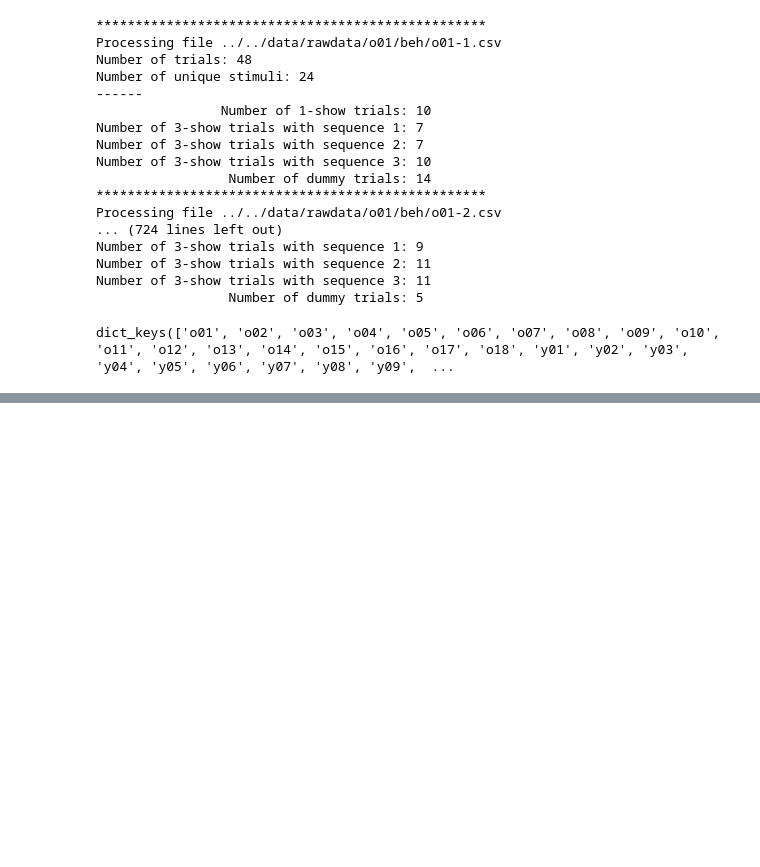
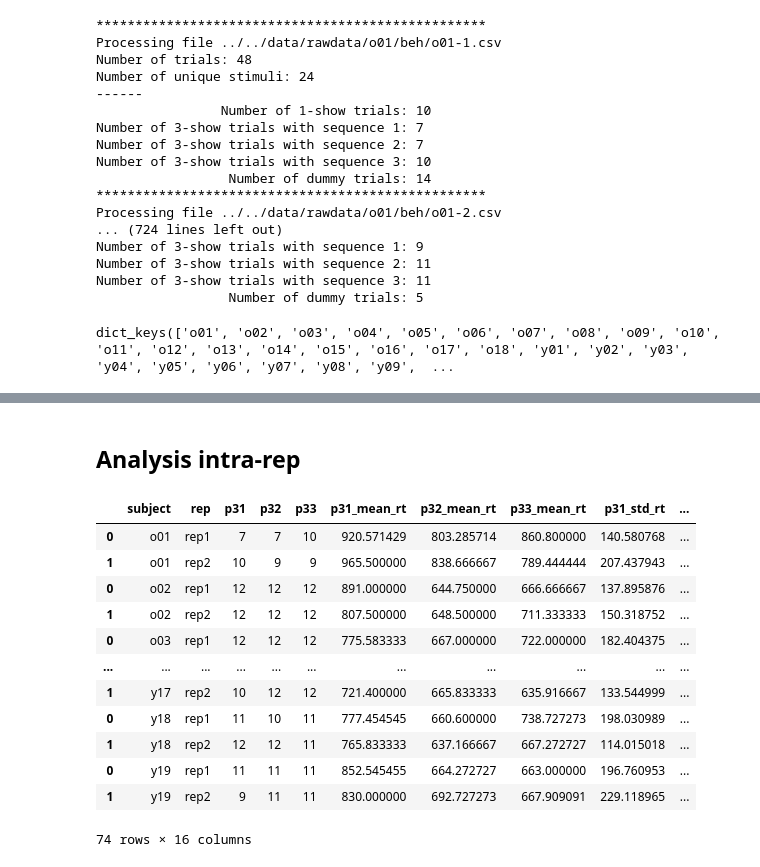
Before and after one commit to McSonk/brain-imaging, a Jupyter notebook: code/python/behaviour_global.ipynb, the cells around one changed output, grey strips where cells are left out. Cells and saved outputs as stored; diff of their text form; code cells hidden in the pictures; blank space fills up the shorter version.

Commit message:
gets repetition analysis

```diff
--- a/code/python/behaviour_global.ipynb
+++ b/code/python/behaviour_global.ipynb
@@ -135,0 +132,2 @@ data['y01']['rep2'].head(11)
+# %% [markdown]
+## Analysis intra-rep
@@ -135,0 +153,55 @@ data['y01']['rep2'].head(11)
+# %%
+for subject in data.keys():
+    new_rows = []
+    new_rows.append({
+        'subject': subject,
+        'rep': 'rep1',
+        'p31': len(data[subject]['rep1']['p31']),
+        'p32': len(data[subject]['rep1']['p32']),
+        'p33': len(data[subject]['rep1']['p33']),
+        'p31_mean_rt': data[subject]['rep1']['p31']['response_time'].mean(),
+        'p32_mean_rt': data[subject]['rep1']['p32']['response_time'].mean(),
+        'p33_mean_rt': data[subject]['rep1']['p33']['response_time'].mean(),
+        'p31_std_rt': data[subject]['rep1']['p31']['response_time'].std(),
+        'p32_std_rt': data[subject]['rep1']['p32']['response_time'].std(),
+        'p33_std_rt': data[subject]['rep1']['p33']['response_time'].std(),
+        'dummy_p3_': len(data[subject]['rep1']['dummy'][data[subject]['rep1']['dummy']['show_times'] == 3]),
+        'mean_acc': 0,
+        'std_acc': 0
+    })
+    new_rows.append({
+        'subject': subject,
+        'rep': 'rep2',
+        'p31': len(data[subject]['rep2']['p31']),
+        'p32': len(data[subject]['rep2']['p32']),
+        'p33': len(data[subject]['rep2']['p33']),
+        'p31_mean_rt': data[subject]['rep2']['p31']['response_time'].mean(),
+        'p32_mean_rt': data[subject]['rep2']['p32']['response_time'].mean(),
+        'p33_mean_rt': data[subject]['rep2']['p33']['response_time'].mean(),
+        'p31_std_rt': data[subject]['rep2']['p31']['response_time'].std(),
+        'p32_std_rt': data[subject]['rep2']['p32']['response_time'].std(),
+        'p33_std_rt': data[subject]['rep2']['p33']['response_time'].std(),
+        'dummy_p3_': len(data[subject]['rep2']['dummy'][data[subject]['rep2']['dummy']['show_times'] == 3]),
+        'mean_rt': data[subject]['rep2']['p31']['response_time'].mean(),
+        'std_rt': data[subject]['rep2']['p31']['response_time'].std(),
+        'mean_acc': 0,
+        'std_acc': 0
+    })
+
+    rep_stats_df = pd.concat([rep_stats_df, pd.DataFrame(new_rows)])
+# %%
+rep_stats_df
+# %% [output]
+|  | subject | rep | p31 | p32 | p33 | p31_mean_rt | p32_mean_rt | p33_mean_rt | p31_std_rt | ... |
+| 0 | o01 | rep1 | 7 | 7 | 10 | 920.571429 | 803.285714 | 860.800000 | 140.580768 | ... |
+| 1 | o01 | rep2 | 10 | 9 | 9 | 965.500000 | 838.666667 | 789.444444 | 207.437943 | ... |
+| 0 | o02 | rep1 | 12 | 12 | 12 | 891.000000 | 644.750000 | 666.666667 | 137.895876 | ... |
+| 1 | o02 | rep2 | 12 | 12 | 12 | 807.500000 | 648.500000 | 711.333333 | 150.318752 | ... |
+| 0 | o03 | rep1 | 12 | 12 | 12 | 775.583333 | 667.000000 | 722.000000 | 182.404375 | ... |
+| ... | ... | ... | ... | ... | ... | ... | ... | ... | ... | ... |
+| 1 | y17 | rep2 | 10 | 12 | 12 | 721.400000 | 665.833333 | 635.916667 | 133.544999 | ... |
+| 0 | y18 | rep1 | 11 | 10 | 11 | 777.454545 | 660.600000 | 738.727273 | 198.030989 | ... |
+| 1 | y18 | rep2 | 12 | 12 | 11 | 765.833333 | 637.166667 | 667.272727 | 114.015018 | ... |
+| 0 | y19 | rep1 | 11 | 11 | 11 | 852.545455 | 664.272727 | 663.000000 | 196.760953 | ... |
+| 1 | y19 | rep2 | 9 | 11 | 11 | 830.000000 | 692.727273 | 667.909091 | 229.118965 | ... |
+74 rows × 16 columns
```
Also changed, not shown: parts of 7 cells of this notebook.
